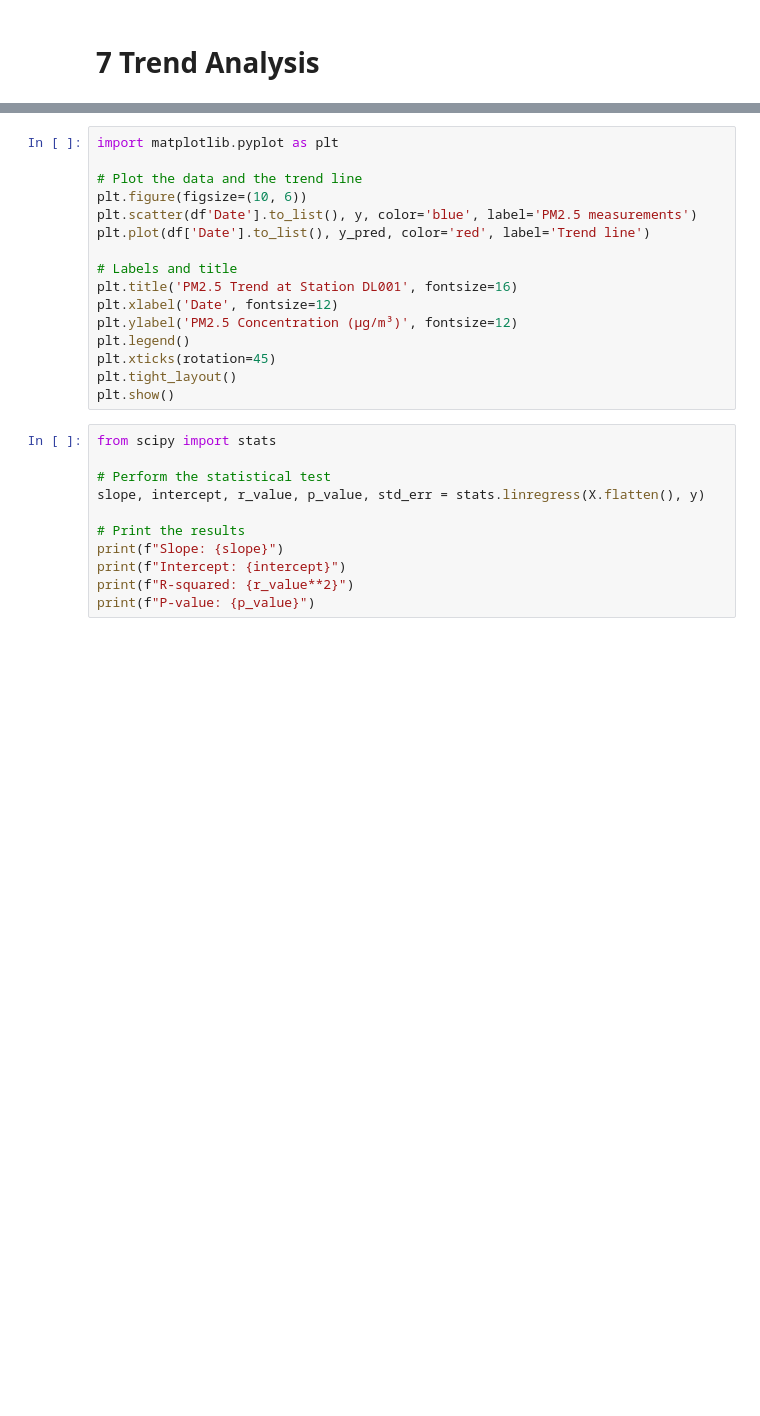
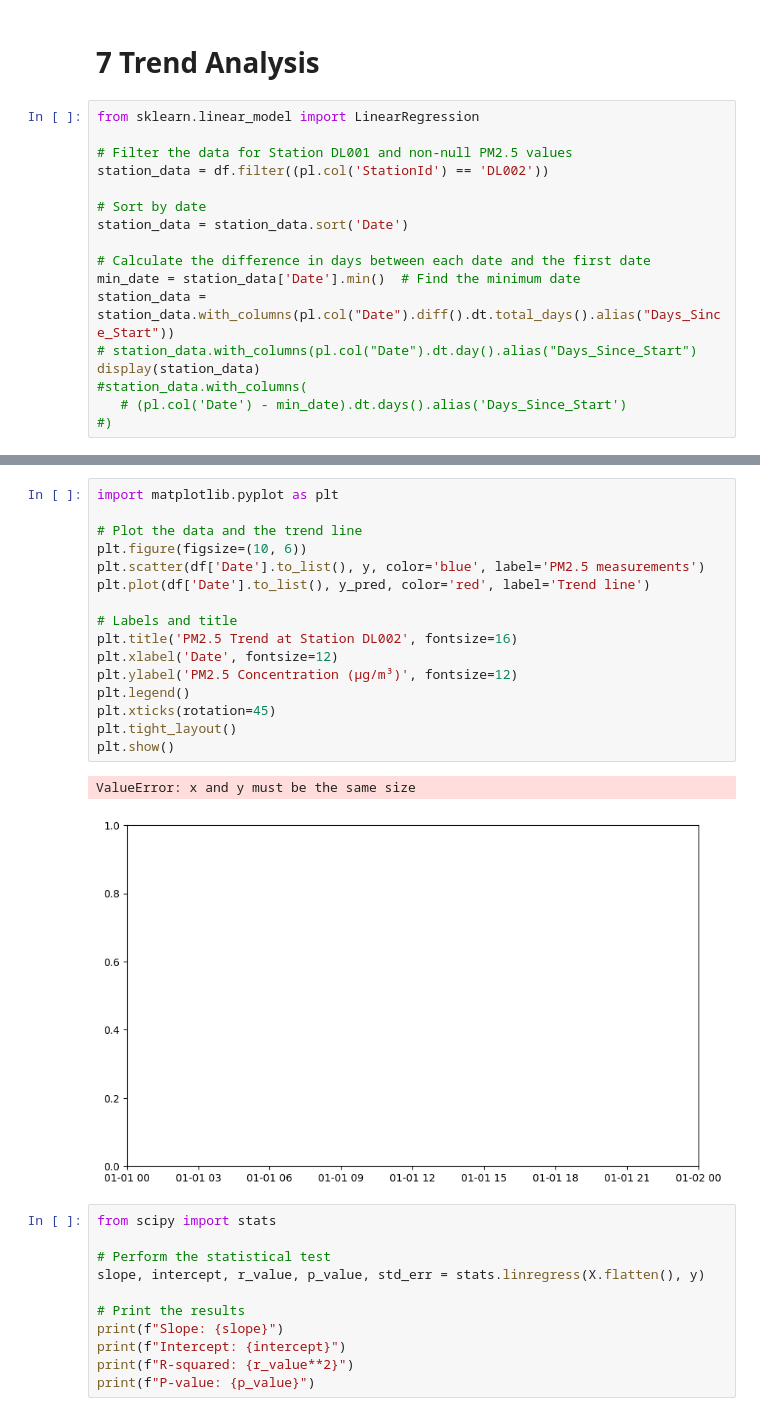
Before and after one commit to oliveira-da-silva-patrick/Workshop1-Project1-AirQualityInIndia, a Jupyter notebook: main.ipynb, the cells around one changed output, grey strips where cells are left out. Drawn from its saved outputs; the diff is of its cells as text; blank space fills up the shorter version.

```diff
--- a/main.ipynb
+++ b/main.ipynb
@@ -129,2 +193,19 @@ for parameter in parameters:
 # %% [markdown]
 # 7 Trend Analysis
+# %%
+from sklearn.linear_model import LinearRegression
+
+# Filter the data for Station DL001 and non-null PM2.5 values
+station_data = df.filter((pl.col('StationId') == 'DL002'))
+
+# Sort by date
+station_data = station_data.sort('Date')
+
+# Calculate the difference in days between each date and the first date
+min_date = station_data['Date'].min()  # Find the minimum date
+station_data = station_data.with_columns(pl.col("Date").diff().dt.total_days().alias("Days_Since_Start"))
+# station_data.with_columns(pl.col("Date").dt.day().alias("Days_Since_Start")
+display(station_data)
+#station_data.with_columns(
+   # (pl.col('Date') - min_date).dt.days().alias('Days_Since_Start')
+#)
@@ -165,19 +250,22 @@ AttributeError: 'ExprDateTimeNameSpace' object has no attribute 'days'
 # %%
 import matplotlib.pyplot as plt
 
 # Plot the data and the trend line
 plt.figure(figsize=(10, 6))
-plt.scatter(df'Date'].to_list(), y, color='blue', label='PM2.5 measurements')
+plt.scatter(df['Date'].to_list(), y, color='blue', label='PM2.5 measurements')
 plt.plot(df['Date'].to_list(), y_pred, color='red', label='Trend line')
 
 # Labels and title
-plt.title('PM2.5 Trend at Station DL001', fontsize=16)
+plt.title('PM2.5 Trend at Station DL002', fontsize=16)
 plt.xlabel('Date', fontsize=12)
 plt.ylabel('PM2.5 Concentration (µg/m³)', fontsize=12)
 plt.legend()
 plt.xticks(rotation=45)
 plt.tight_layout()
 plt.show()
+# %% [output]
+ValueError: x and y must be the same size
+[figure, added]
 # %%
 from scipy import stats
 
```
Also changed, not shown: parts of 8 cells of this notebook, 2 other files.
